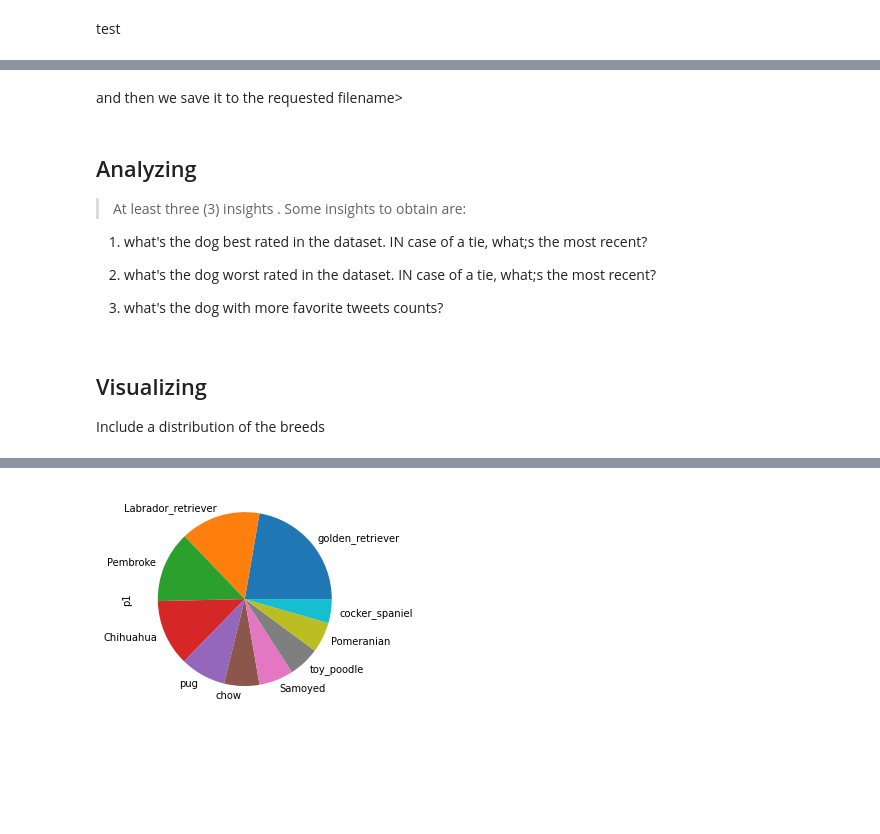
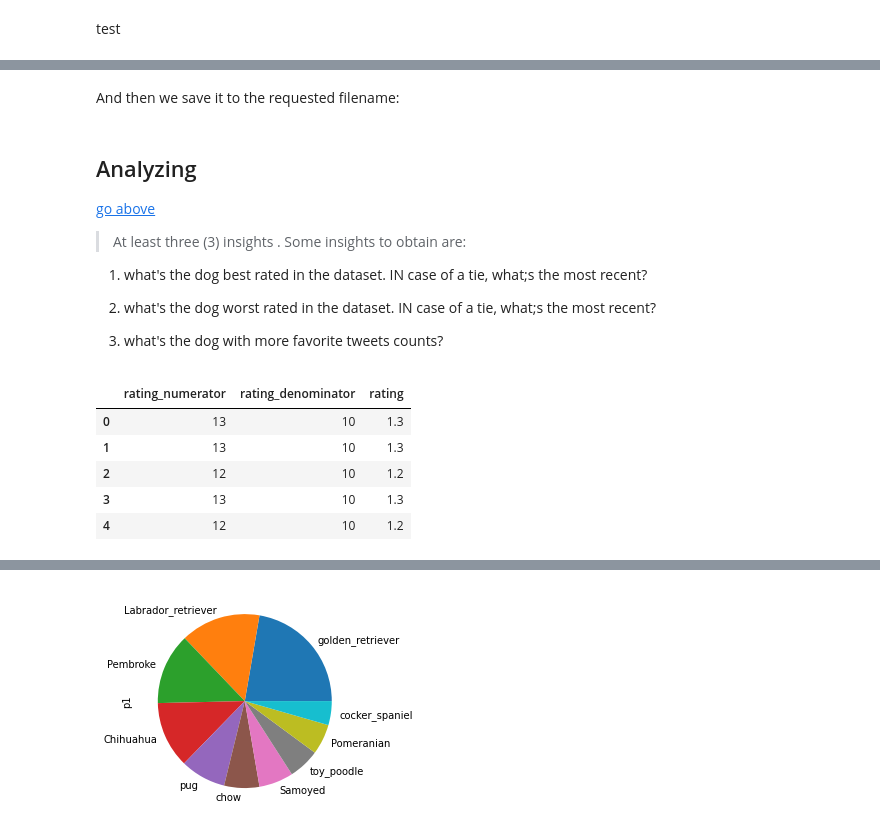
Before and after one commit to omendezmorales/Project4, a Jupyter notebook: wrangle_act.ipynb, the cells around one changed output, grey strips where cells are left out. Drawn from its saved outputs; the diff is of its cells as text; code cells hidden in the pictures; blank space fills up the shorter version.

Commit message:
Cleaning Twitter archive dataframe
Cleaning Twitter archive dataframe (lines 2028 onwards), and added TOC

```diff
--- a/wrangle_act.ipynb
+++ b/wrangle_act.ipynb
@@ -405,0 +431,2 @@ remove non interesting columns from json dataframe
+# %%
+archive_clean_df['url_in_text'] = archive_clean_df.text.str.extract(pattern, expand=True)[0]
@@ -405,0 +444,2 @@ remove non interesting columns from json dataframe
+# %%
+archive_clean_df.text =  archive_clean_df.text.str.replace(pattern, '', regex=True)
@@ -405,0 +456,2 @@ remove non interesting columns from json dataframe
+# %%
+archive_clean_df['rating_denominator'][archive_clean_df.rating_denominator == 0] = archive_clean_df.rating_numerator
@@ -405,0 +472,3 @@ remove non interesting columns from json dataframe
+# %%
+archive_clean_df['rating'] = archive_clean_df.rating_numerator / archive_clean_df.rating_denominator
+display(archive_clean_df.info())
@@ -465,11 +582,15 @@ master_df.head(2)
 | 0 | 892420643555336193 | NaN | NaN | 2017-08-01 16:23:56 +0000 | <a href="http://twitter.com/downl... | This is Phineas. He's a mystical ... | NaN | ... |
 | 1 | 892177421306343426 | NaN | NaN | 2017-08-01 00:17:27 +0000 | <a href="http://twitter.com/downl... | This is Tilly. She's just checkin... | NaN | ... |
 # %% [markdown]
-and then we save it to the requested filename>
+And then we save it to the requested filename:
 # %%
 master_df.to_csv( 'twitter_archive_master.csv', index=False)
 # %% [markdown]
+<a id='eda'></id>
 ## Analyzing ##
+
+<a href="#toc">go above</a>
+
 >  At least three (3) insights . Some insights to obtain are:
 
  1) what's the dog best rated in the dataset. IN case of a tie, what;s the most recent?
@@ -477,6 +598,12 @@ master_df.to_csv( 'twitter_archive_master.csv', index=False)
  2) what's the dog worst rated in the dataset. IN case of a tie, what;s the most recent?
 
  3) what's the dog with more favorite tweets counts?
-# %% [markdown]
-## Visualizing ##
-Include a distribution of the breeds
+# %%
+archive_clean_df[['rating_numerator', 'rating_denominator', 'rating']].head()
+# %% [output]
+|  | rating_numerator | rating_denominator | rating |
+| 0 | 13 | 10 | 1.3 |
+| 1 | 13 | 10 | 1.3 |
+| 2 | 12 | 10 | 1.2 |
+| 3 | 13 | 10 | 1.3 |
+| 4 | 12 | 10 | 1.2 |
```
Also changed, not shown: parts of 45 cells of this notebook.
